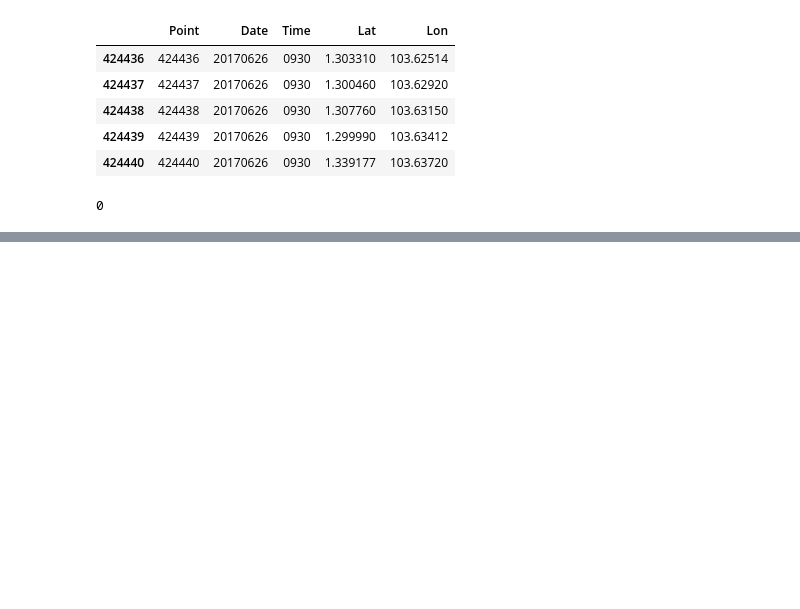
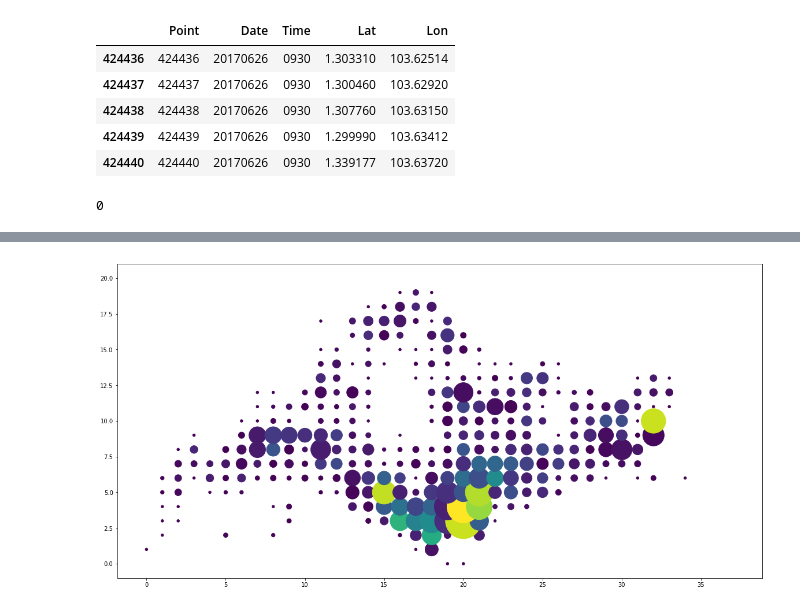
Before and after one commit to hari-allamraju/sg-taxidata, a Jupyter notebook: notebooks/API testing.ipynb, the cells around one changed output, grey strips where cells are left out. Drawn from its saved outputs; the diff is of its cells as text; code cells hidden in the pictures; blank space fills up the shorter version.

Commit message:
added bubble plot

```diff
--- a/notebooks/API testing.ipynb
+++ b/notebooks/API testing.ipynb
@@ -198,3 +198,14 @@ from IPython.display import HTML
 HTML('<img src="out.gif">')
 # %% [output]
 [interactive output not drawn]
+# %%
+s=taxis.get_df_all_taxi_data(DBNAME)
+s=s[s['Date']=='20170627'][s['Time']=='0930']
+# %%
+x=s['X'].tolist()
+y=s['Y'].tolist()
+sizes=[h*20 for h in s['TaxiCount'].tolist()]
+colors=[np.random.randint(0,h+1) for h in s['TaxiCount'].tolist()]
+visualize.plot_bubbles(x,y,sizes,colors)
+# %% [output]
+[figure, added]
```
Also changed, not shown: parts of 5 cells of this notebook, 1 other file.
